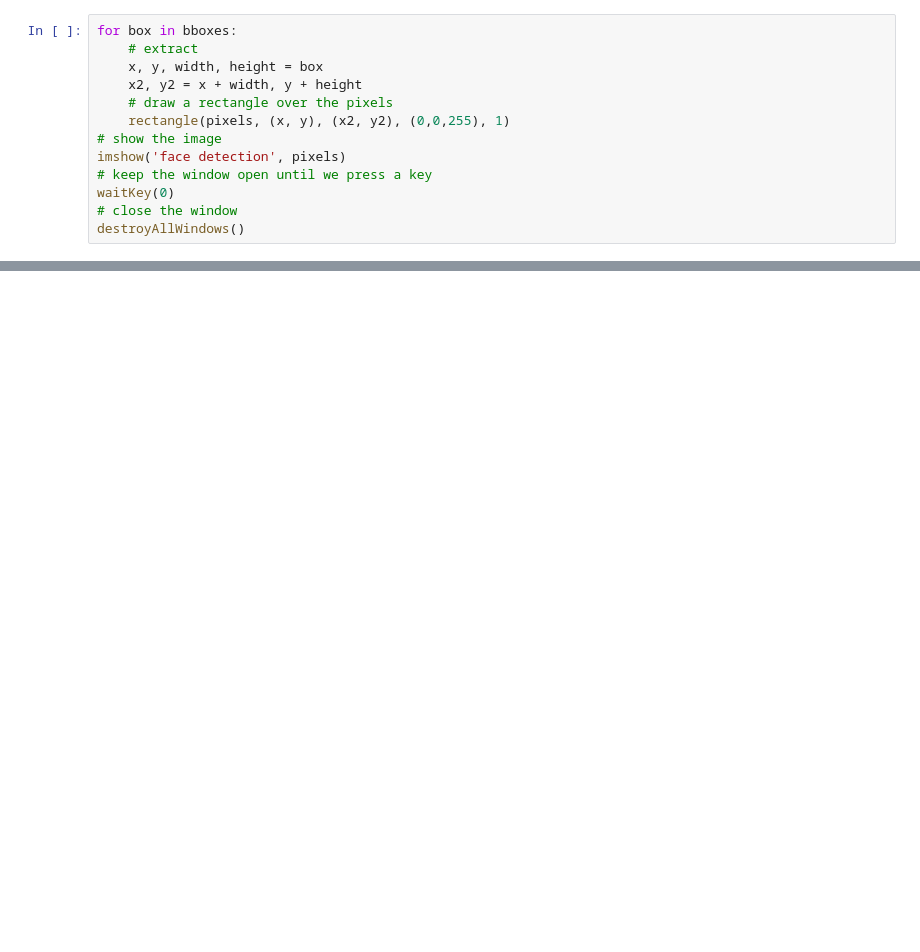
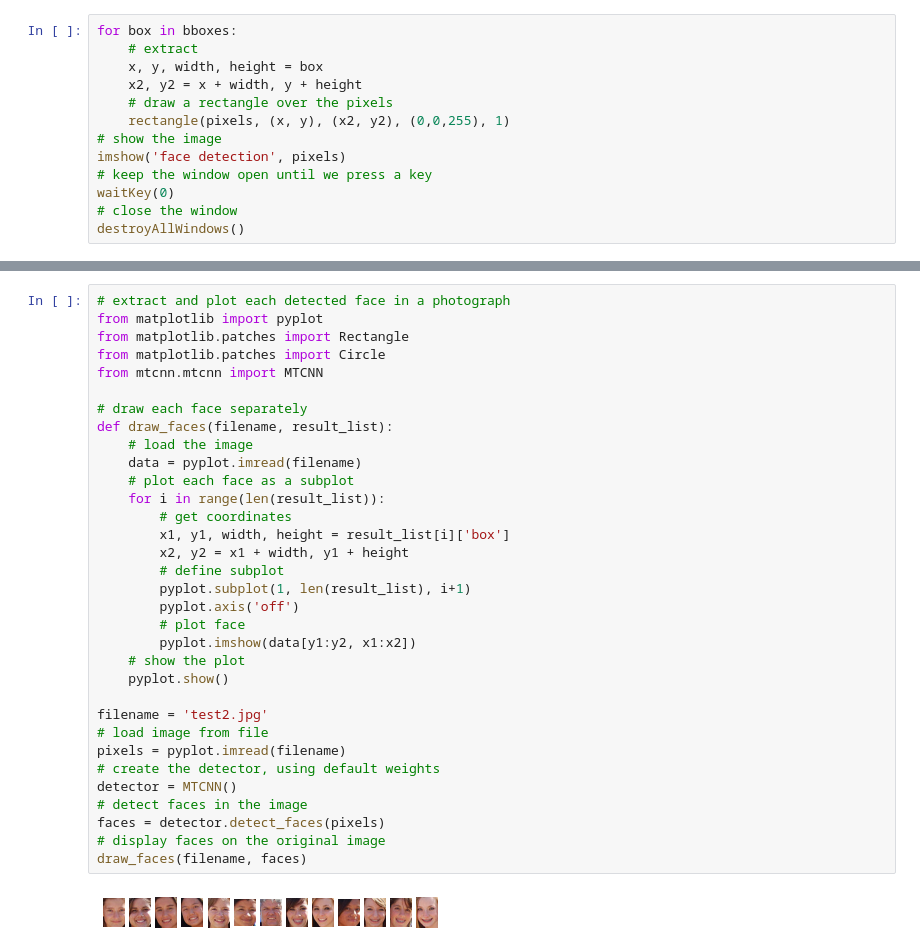
Before and after one commit to murffious/machine-learning, a Jupyter notebook: google_ml_course/Person of Interest 1.0 - AI in Hollywood .ipynb, the cells around one changed output, grey strips where cells are left out. Drawn from its saved outputs; the diff is of its cells as text; blank space fills up the shorter version.

```diff
--- a/google_ml_course/Person of Interest 1.0 - AI in Hollywood .ipynb
+++ b/google_ml_course/Person of Interest 1.0 - AI in Hollywood .ipynb
@@ -88,0 +142,35 @@ destroyAllWindows()
+# %%
+# extract and plot each detected face in a photograph
+from matplotlib import pyplot
+from matplotlib.patches import Rectangle
+from matplotlib.patches import Circle
+from mtcnn.mtcnn import MTCNN
+
+# draw each face separately
+def draw_faces(filename, result_list):
+	# load the image
+	data = pyplot.imread(filename)
+	# plot each face as a subplot
+	for i in range(len(result_list)):
+		# get coordinates
+		x1, y1, width, height = result_list[i]['box']
+		x2, y2 = x1 + width, y1 + height
+		# define subplot
+		pyplot.subplot(1, len(result_list), i+1)
+		pyplot.axis('off')
+		# plot face
+		pyplot.imshow(data[y1:y2, x1:x2])
+	# show the plot
+	pyplot.show()
+
+filename = 'test2.jpg'
+# load image from file
+pixels = pyplot.imread(filename)
+# create the detector, using default weights
+detector = MTCNN()
+# detect faces in the image
+faces = detector.detect_faces(pixels)
+# display faces on the original image
+draw_faces(filename, faces)
+# %% [output]
+[figure, added]
```
Also changed, not shown: parts of 10 cells of this notebook.
